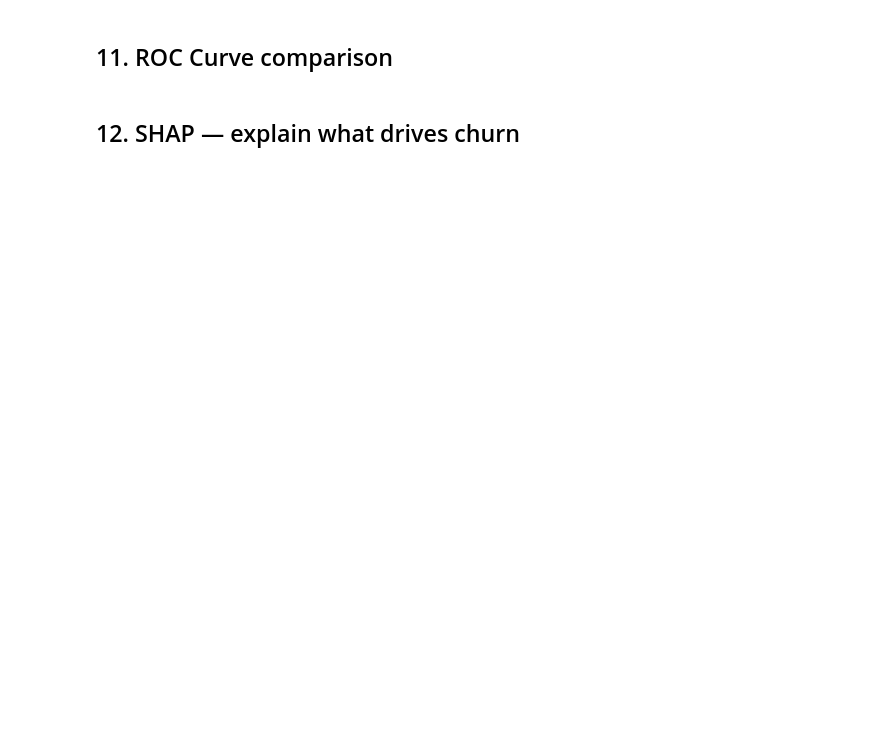
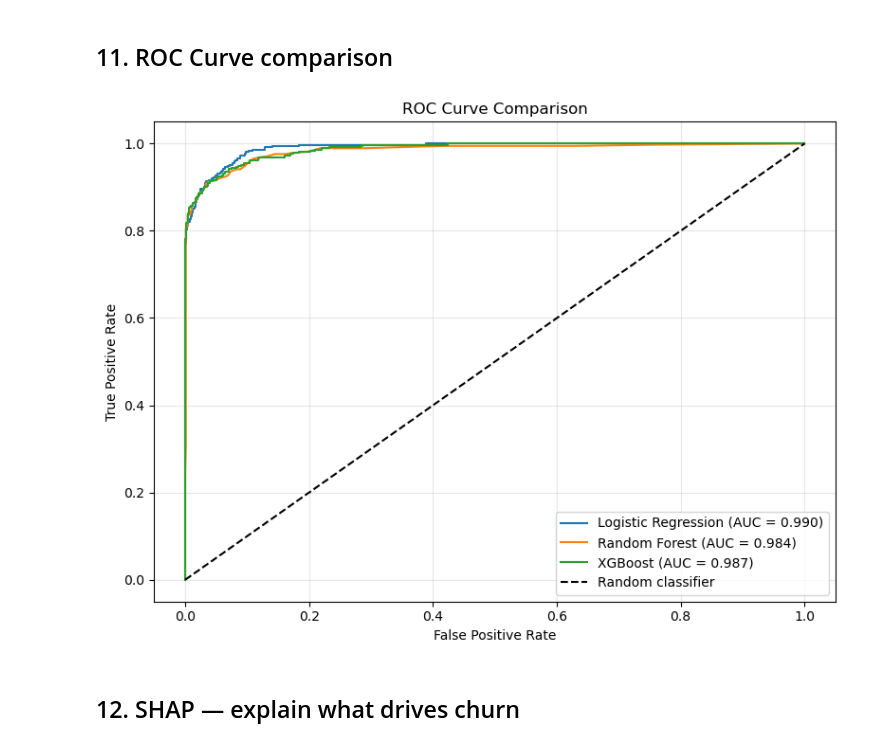
Before and after one commit to saivarunkotha/customer-churn-prediction, a Jupyter notebook: notebooks/02_model_building.ipynb, the cells around one changed output. Cells and saved outputs as stored; diff of their text form; code cells hidden in the pictures; blank space fills up the shorter version.

```diff
--- a/notebooks/02_model_building.ipynb
+++ b/notebooks/02_model_building.ipynb
@@ -254,18 +319,36 @@ print(classification_report(y_test, y_pred_best, target_names=['Retained', 'Chur
 # %% [markdown]
 ## 11. ROC Curve comparison
 # %%
+from sklearn.metrics import roc_curve, auc
+
 fig, ax = plt.subplots(figsize=(8, 6))
 
-RocCurveDisplay.from_estimator(lr,  X_test_scaled, y_test, ax=ax, name='Logistic Regression')
-RocCurveDisplay.from_estimator(rf,  X_test,        y_test, ax=ax, name='Random Forest')
-RocCurveDisplay.from_estimator(xgb, X_test,        y_test, ax=ax, name='XGBoost')
+# Logistic Regression
+lr_probs = lr.predict_proba(X_test_scaled)[:, 1]
+fpr, tpr, _ = roc_curve(y_test, lr_probs)
+ax.plot(fpr, tpr, label=f'Logistic Regression (AUC = {auc(fpr, tpr):.3f})')
+
+# Random Forest
+rf_probs = rf.predict_proba(X_test)[:, 1]
+fpr, tpr, _ = roc_curve(y_test, rf_probs)
+ax.plot(fpr, tpr, label=f'Random Forest (AUC = {auc(fpr, tpr):.3f})')
+
+# XGBoost
+xgb_probs = xgb.predict_proba(X_test)[:, 1]
+fpr, tpr, _ = roc_curve(y_test, xgb_probs)
+ax.plot(fpr, tpr, label=f'XGBoost (AUC = {auc(fpr, tpr):.3f})')
 
 ax.plot([0, 1], [0, 1], 'k--', label='Random classifier')
+ax.set_xlabel('False Positive Rate')
+ax.set_ylabel('True Positive Rate')
 ax.set_title('ROC Curve Comparison')
 ax.legend()
+ax.grid(alpha=0.3)
 plt.tight_layout()
 plt.savefig('../data/roc_curves.png', dpi=150, bbox_inches='tight')
 plt.show()
+# %% [output]
+[figure, added]
 # %% [markdown]
 ## 12. SHAP — explain what drives churn
 # %%
```
Also changed, not shown: parts of 16 cells of this notebook.
